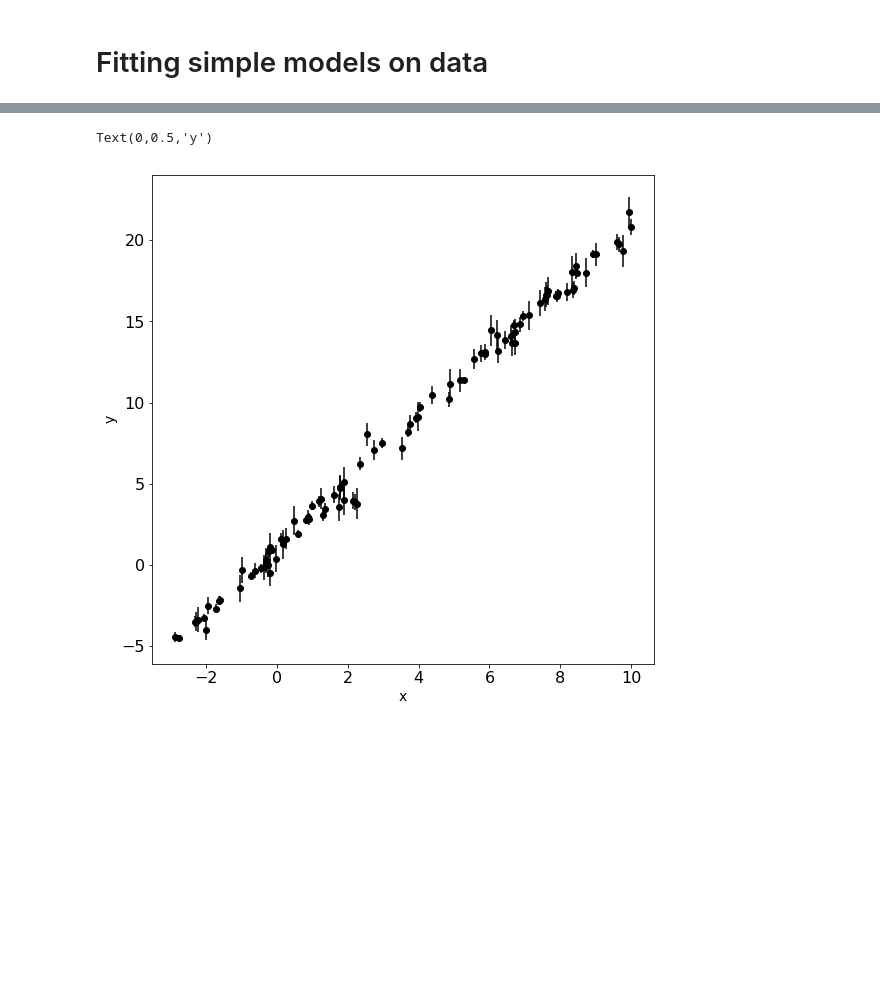
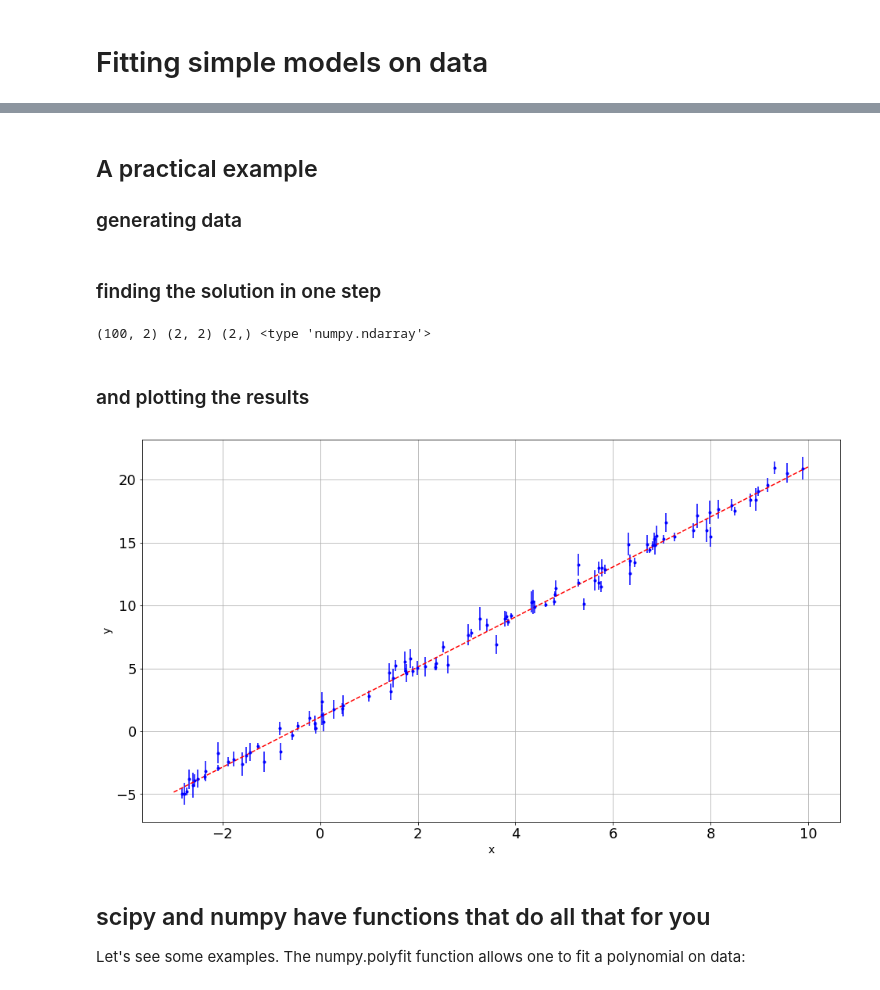
Before and after one commit to nregnault/cosmo, a Jupyter notebook: notebooks/fitting_simple_models_on_data.ipynb, the cells around one changed output, grey strips where cells are left out. Cells and saved outputs as stored; diff of their text form; code cells hidden in the pictures; blank space fills up the shorter version.

```diff
--- a/notebooks/fitting_simple_models_on_data.ipynb
+++ b/notebooks/fitting_simple_models_on_data.ipynb
@@ -13 +52,4 @@
+# %% [markdown]
+## A practical example
+### generating data
 # %%
@@ -21,11 +65,36 @@ yerr = np.random.uniform(0.2, 1., size=100)
 n = np.random.normal(scale=yerr, size=100)
 y += n
+# %% [markdown]
+### finding the solution in one step
+# %%
+import numpy.linalg as linalg
+
+J = np.array([x, np.ones(len(x))]).T
+W = np.diag(1. / yerr**2)
+A = np.dot(J.T, W).dot(J)
+B = np.dot(J.T, W).dot(y)
+print J.shape, A.shape, B.shape, type(W)
+p = linalg.solve(A, B)
+# %% [output]
+(100, 2) (2, 2) (2,) <type 'numpy.ndarray'>
+# %% [markdown]
+### and plotting the results
 # %%
-pl.figure(figsize=(9,9))
-pl.errorbar(x, y, yerr=yerr, ls='', marker='o', color='k')
+import pylab as pl
+pl.rcParams.update({'font.size': 18})
+
+pl.figure(figsize=(16,9))
+pl.errorbar(x, y, yerr=yerr, ls='', color='b', marker='.')
 pl.xlabel('x', fontsize=14)
 pl.ylabel('y', fontsize=14)
+
+xx = np.linspace(-3., 10., 100)
+pl.plot(xx, p[0] * xx + p[1], 'r--')
+pl.grid(1)
 # %% [output]
-Text(0,0.5,'y')
-[figure, old version]
+[figure, new version]
+# %% [markdown]
+## scipy and numpy have functions that do all that for you
+
+Let's see some examples. The numpy.polyfit function allows one to fit a polynomial on data:
 # %%
```
Also changed, not shown: parts of 22 cells of this notebook, 3 other files.
